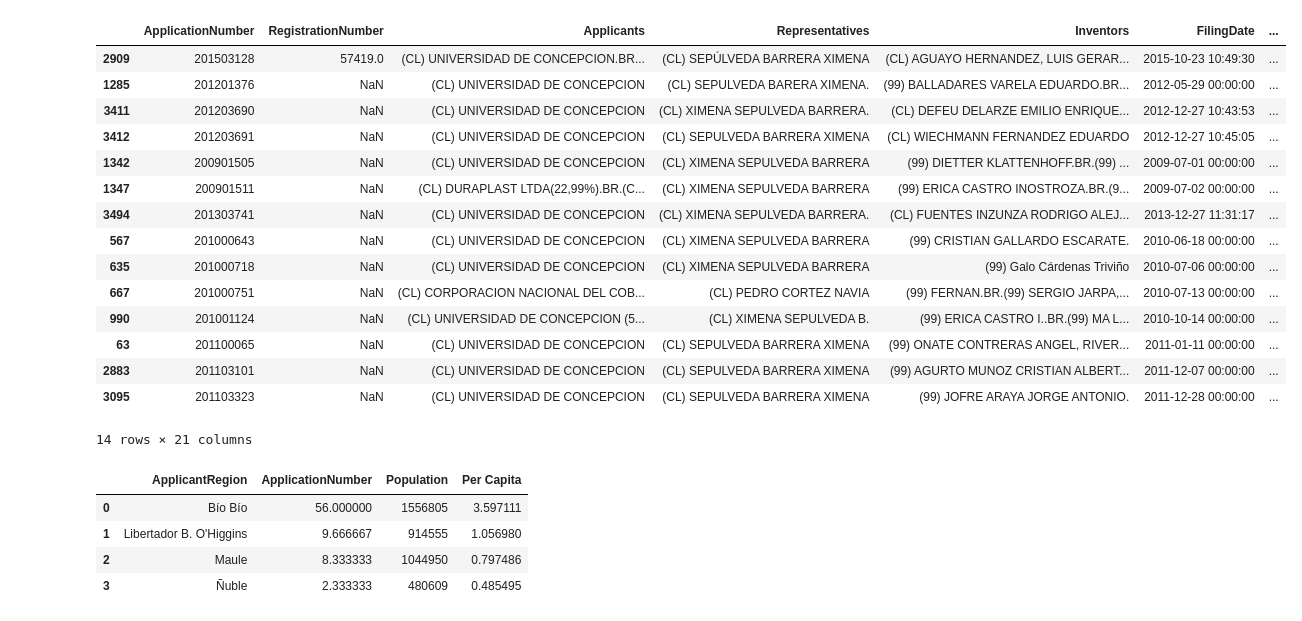
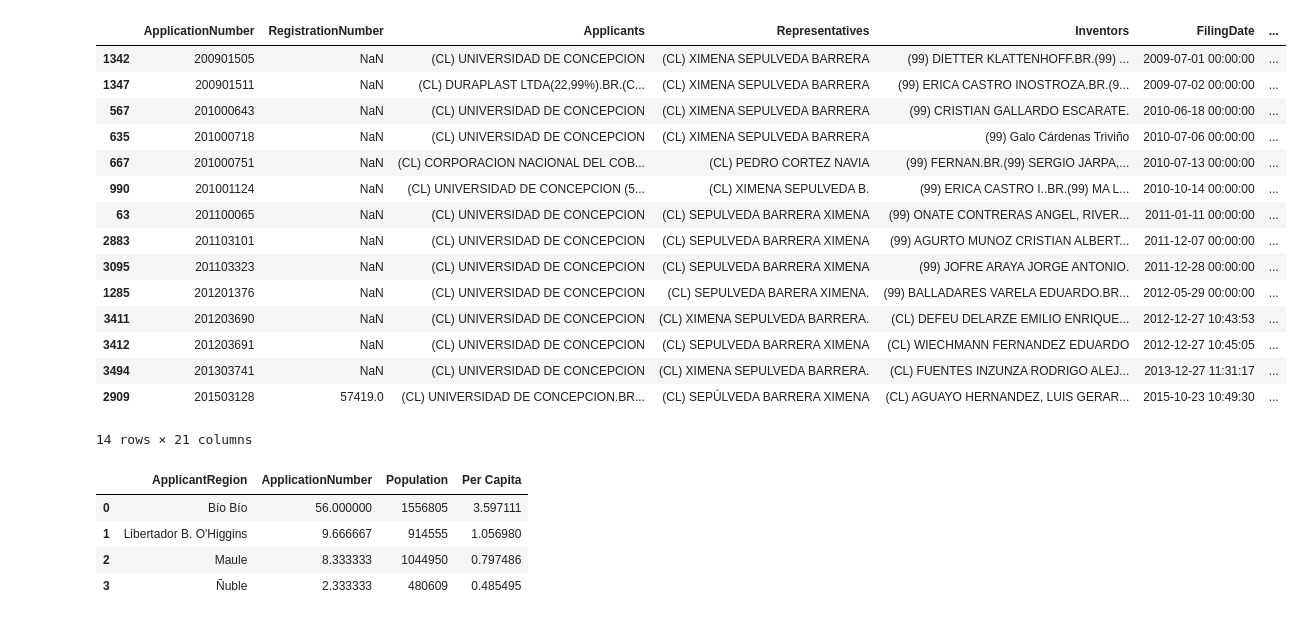
Before and after one commit to Ubb-Nodo-ctci/INAPI2, a Jupyter notebook: INAPI2.ipynb, the cells around one changed output. Cells and saved outputs as stored; diff of their text form; code cells hidden in the pictures.

```diff
--- a/INAPI2.ipynb
+++ b/INAPI2.ipynb
@@ -60,19 +60,18 @@ def compareGraf(df1,df2):
 # %%
 df = getConcatenatedDF('Applications')
 df_macrozone = df[df["ApplicantRegion"].isin(["Maule", "Bío Bío", "Ñuble", "Libertador B. O'Higgins"])].copy()
 
+
+df_registers = getConcatenatedDF('Registers')
+df_macrozone2 =  df_registers[df_registers["ApplicantRegion"].isin(["Maule", "Bío Bío", "Ñuble", "Libertador B. O'Higgins"])].copy()
+
 d = df[df["Applicants"].str.contains("UNIVERSIDAD DE CONCEPCION", regex=True, na=False)]
 
 d[d["ApplicantRegion"] == "No disponible"]
 # %% [output]
 |  | ApplicationNumber | RegistrationNumber | Applicants | Representatives | Inventors | FilingDate | ... |
-| 2909 | 201503128 | 57419.0 | (CL) UNIVERSIDAD DE CONCEPCION.BR... | (CL) SEPÚLVEDA BARRERA XIMENA | (CL) AGUAYO HERNANDEZ, LUIS GERAR... | 2015-10-23 10:49:30 | ... |
-| 1285 | 201201376 | NaN | (CL) UNIVERSIDAD DE CONCEPCION | (CL) SEPULVEDA BARERA XIMENA. | (99) BALLADARES VARELA EDUARDO.BR... | 2012-05-29 00:00:00 | ... |
-| 3411 | 201203690 | NaN | (CL) UNIVERSIDAD DE CONCEPCION | (CL) XIMENA SEPULVEDA BARRERA. | (CL) DEFEU DELARZE EMILIO ENRIQUE... | 2012-12-27 10:43:53 | ... |
-| 3412 | 201203691 | NaN | (CL) UNIVERSIDAD DE CONCEPCION | (CL) SEPULVEDA BARRERA XIMENA | (CL) WIECHMANN FERNANDEZ EDUARDO | 2012-12-27 10:45:05 | ... |
 | 1342 | 200901505 | NaN | (CL) UNIVERSIDAD DE CONCEPCION | (CL) XIMENA SEPULVEDA BARRERA | (99) DIETTER KLATTENHOFF.BR.(99) ... | 2009-07-01 00:00:00 | ... |
 | 1347 | 200901511 | NaN | (CL) DURAPLAST LTDA(22,99%).BR.(C... | (CL) XIMENA SEPULVEDA BARRERA | (99) ERICA CASTRO INOSTROZA.BR.(9... | 2009-07-02 00:00:00 | ... |
-| 3494 | 201303741 | NaN | (CL) UNIVERSIDAD DE CONCEPCION | (CL) XIMENA SEPULVEDA BARRERA. | (CL) FUENTES INZUNZA RODRIGO ALEJ... | 2013-12-27 11:31:17 | ... |
 | 567 | 201000643 | NaN | (CL) UNIVERSIDAD DE CONCEPCION | (CL) XIMENA SEPULVEDA BARRERA | (99) CRISTIAN GALLARDO ESCARATE. | 2010-06-18 00:00:00 | ... |
 | 635 | 201000718 | NaN | (CL) UNIVERSIDAD DE CONCEPCION | (CL) XIMENA SEPULVEDA BARRERA | (99) Galo Cárdenas Triviño | 2010-07-06 00:00:00 | ... |
 | 667 | 201000751 | NaN | (CL) CORPORACION NACIONAL DEL COB... | (CL) PEDRO CORTEZ NAVIA | (99) FERNAN.BR.(99) SERGIO JARPA,... | 2010-07-13 00:00:00 | ... |
@@ -80,6 +79,11 @@ d[d["ApplicantRegion"] == "No disponible"]
 | 63 | 201100065 | NaN | (CL) UNIVERSIDAD DE CONCEPCION | (CL) SEPULVEDA BARRERA XIMENA | (99) ONATE CONTRERAS ANGEL, RIVER... | 2011-01-11 00:00:00 | ... |
 | 2883 | 201103101 | NaN | (CL) UNIVERSIDAD DE CONCEPCION | (CL) SEPULVEDA BARRERA XIMENA | (99) AGURTO MUNOZ CRISTIAN ALBERT... | 2011-12-07 00:00:00 | ... |
 | 3095 | 201103323 | NaN | (CL) UNIVERSIDAD DE CONCEPCION | (CL) SEPULVEDA BARRERA XIMENA | (99) JOFRE ARAYA JORGE ANTONIO. | 2011-12-28 00:00:00 | ... |
+| 1285 | 201201376 | NaN | (CL) UNIVERSIDAD DE CONCEPCION | (CL) SEPULVEDA BARERA XIMENA. | (99) BALLADARES VARELA EDUARDO.BR... | 2012-05-29 00:00:00 | ... |
+| 3411 | 201203690 | NaN | (CL) UNIVERSIDAD DE CONCEPCION | (CL) XIMENA SEPULVEDA BARRERA. | (CL) DEFEU DELARZE EMILIO ENRIQUE... | 2012-12-27 10:43:53 | ... |
+| 3412 | 201203691 | NaN | (CL) UNIVERSIDAD DE CONCEPCION | (CL) SEPULVEDA BARRERA XIMENA | (CL) WIECHMANN FERNANDEZ EDUARDO | 2012-12-27 10:45:05 | ... |
+| 3494 | 201303741 | NaN | (CL) UNIVERSIDAD DE CONCEPCION | (CL) XIMENA SEPULVEDA BARRERA. | (CL) FUENTES INZUNZA RODRIGO ALEJ... | 2013-12-27 11:31:17 | ... |
+| 2909 | 201503128 | 57419.0 | (CL) UNIVERSIDAD DE CONCEPCION.BR... | (CL) SEPÚLVEDA BARRERA XIMENA | (CL) AGUAYO HERNANDEZ, LUIS GERAR... | 2015-10-23 10:49:30 | ... |
 14 rows × 21 columns
 # %%
 df_macrozone["Applicants"] = df_macrozone["Applicants"].str.upper().str.normalize('NFKD').str.encode('ascii', errors='ignore').str.decode('utf-8').str.replace(".", "")
```
Also changed, not shown: parts of 10 cells of this notebook, 2 other files.
